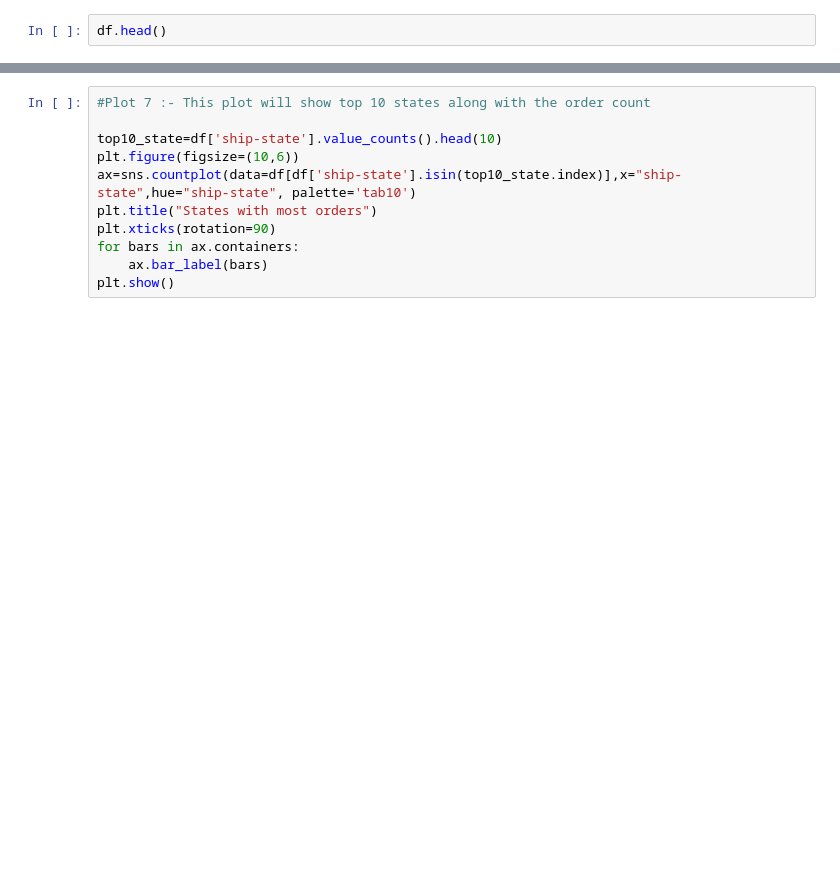
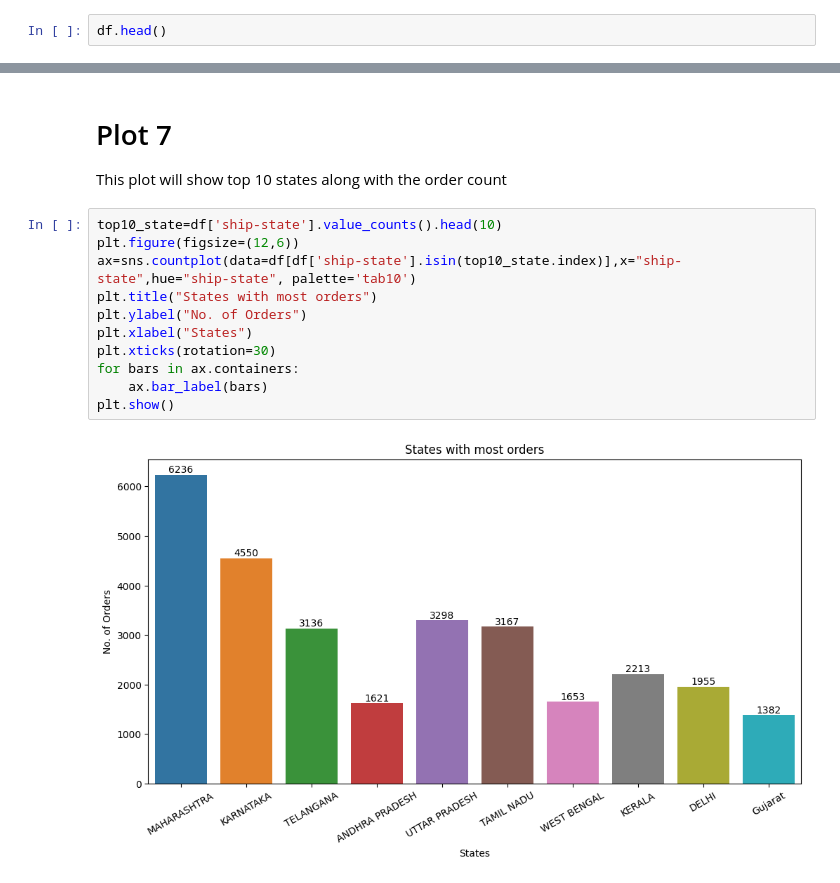
Before and after one commit to Pranayjain0960/Amazon_Sales_Analysis, a Jupyter notebook: amazon_data_analysis.ipynb, the cells around one changed output, grey strips where cells are left out. Cells and saved outputs as stored; diff of their text form; blank space fills up the shorter version.

```diff
--- a/amazon_data_analysis.ipynb
+++ b/amazon_data_analysis.ipynb
@@ -107,11 +314,16 @@ plt.show()
+# %% [markdown]
+# Plot 7
+This plot will show top 10 states along with the order count
 # %%
-#Plot 7 :- This plot will show top 10 states along with the order count
-
 top10_state=df['ship-state'].value_counts().head(10)
-plt.figure(figsize=(10,6))
+plt.figure(figsize=(12,6))
 ax=sns.countplot(data=df[df['ship-state'].isin(top10_state.index)],x="ship-state",hue="ship-state", palette='tab10')
 plt.title("States with most orders")
-plt.xticks(rotation=90)
+plt.ylabel("No. of Orders")
+plt.xlabel("States")
+plt.xticks(rotation=30)
 for bars in ax.containers:
     ax.bar_label(bars)
 plt.show()
+# %% [output]
+[figure, added]
```
Also changed, not shown: parts of 33 cells of this notebook, 1 other file.
